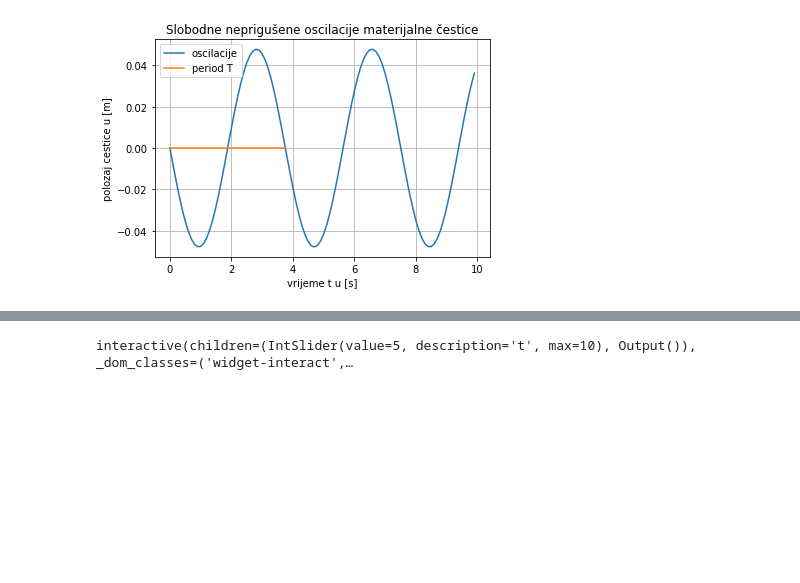
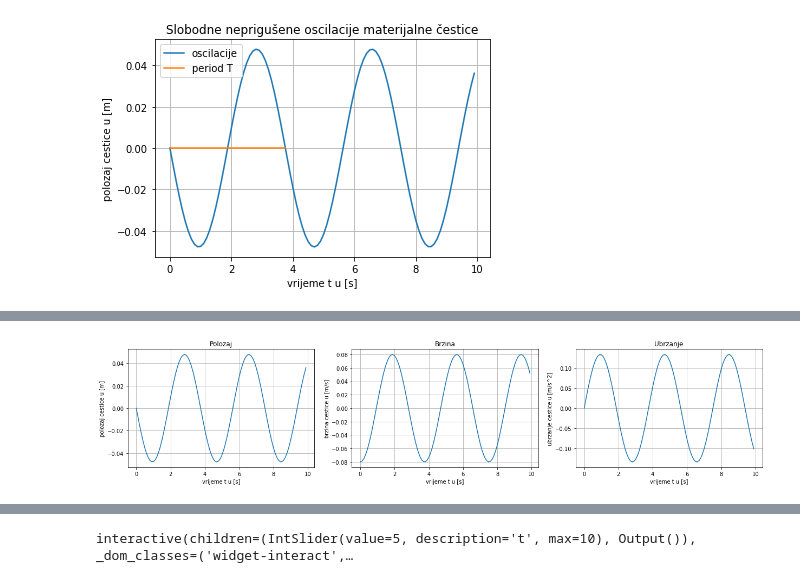
Before and after one commit to Ivan768/Dinamika-konstrukcija, a Jupyter notebook: Dinamika konstrukcija Vjezbe 2.ipynb, the cells around one changed output, grey strips where cells are left out. Drawn from its saved outputs; the diff is of its cells as text; code cells hidden in the pictures; blank space fills up the shorter version.

```diff
--- a/Dinamika konstrukcija Vjezbe 2.ipynb
+++ b/Dinamika konstrukcija Vjezbe 2.ipynb
@@ -168,0 +222,25 @@ interact u Spyder se radi: from matplotlib.widgets import Slider
+# %%
+#jednadzba brzine (3) se zapise kao funkcija
+def slobodne_neprigusene_brzina(t,x_0,v_0): #jednadzba brzine ovisna o vremenu t i pocetnim uvjetima
+    return -x_0*omega*np.sin(omega*t)+(v_0)*np.cos(omega*t)
+# %%
+#jednadzba ubrzanja(4) se zapise kao funkcija
+def slobodne_neprigusene_ubrzanje(t,x_0,v_0): #jednadzba ubrzanja ovisna o vremenu t i pocetnim uvjetima
+    return -omega*omega*slobodne_neprigusene(t,x_0,v_0)
+# %%
+fig, ax = plt.subplots(1, 3, figsize=(21, 4)) #sintaksa za vise grafova
+ax[0].plot(t,slobodne_neprigusene(t,x_0,v_0))
+ax[1].plot(t,slobodne_neprigusene_brzina(t,x_0,v_0))
+ax[2].plot(t,slobodne_neprigusene_ubrzanje(t,x_0,v_0))
+ax[0].set_title("Polozaj")
+ax[1].set_title("Brzina")
+ax[2].set_title("Ubrzanje")
+ax[0].set_ylabel("polozaj cestice u [m]")
+ax[1].set_ylabel("brzina cestice u [m/s]")
+ax[2].set_ylabel("ubrzanje cestice u [m/s^2]")
+for i in range(3):
+    ax[i].set_xlabel("vrijeme t u [s]")
+    ax[i].grid()
+plt.show()
+# %% [output]
+[figure, added]
```
Also changed, not shown: parts of 41 cells of this notebook.
